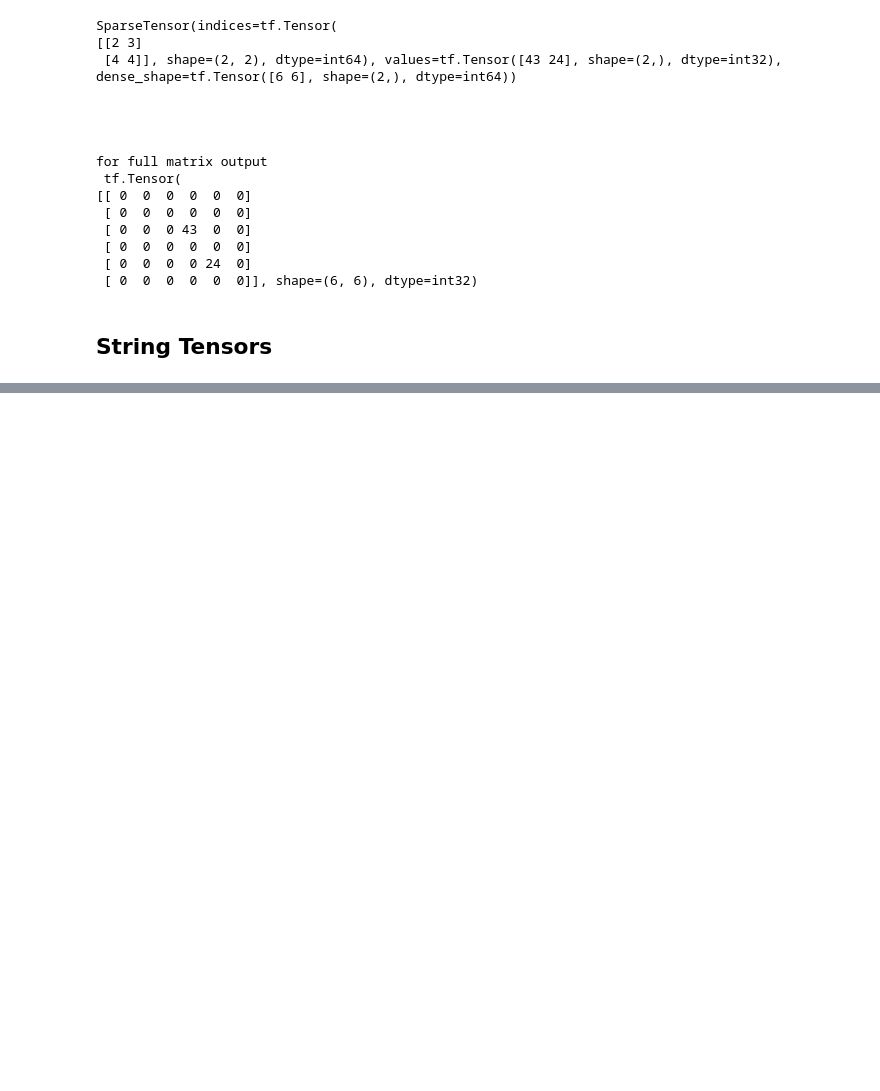
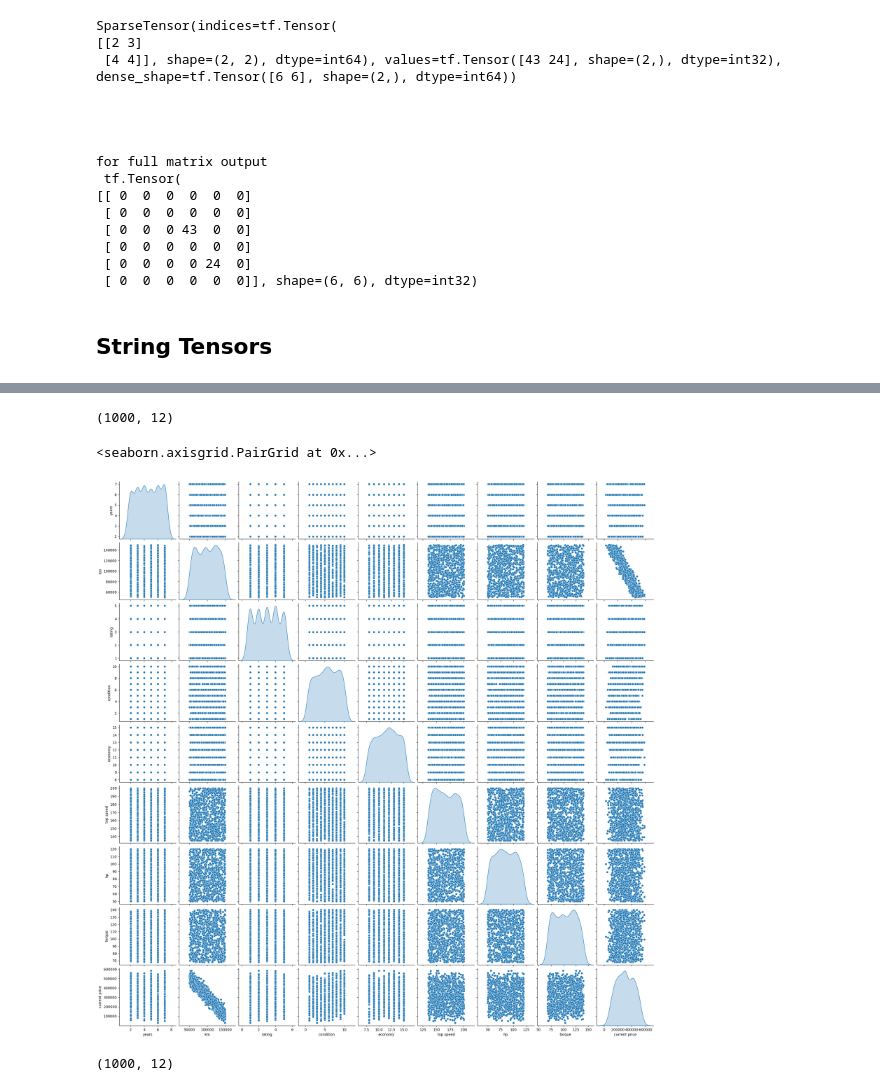
Before and after one commit to alihaider-ml/Deep_Learning_For_Computer_Vision, a Jupyter notebook: Deep_Learning_for_Computer_vision.ipynb, the cells around one changed output, grey strips where cells are left out. Saved outputs shown, nothing was run; the diff lists cells and outputs as text; code cells hidden in the pictures; blank space fills up the shorter version.

```diff
--- a/Deep_Learning_for_Computer_vision.ipynb
+++ b/Deep_Learning_for_Computer_vision.ipynb
@@ -1243,0 +1341,2 @@ for full matrix output
+# %%
+data = pd.read_csv('train.csv')
@@ -1243,0 +1352,18 @@ for full matrix output
+# %%
+data.shape
+# %% [output]
+(1000, 12)
+# %%
+# to see the relation of each attribute with other
+sns.pairplot(data[['years',	'km',	'rating',	'condition',	'economy'	,'top speed',	'hp',	'torque',	'current price']], diag_kind = 'kde')
+
+
+#kde stands for kernal density estimate
+# %% [output]
+<seaborn.axisgrid.PairGrid at 0x...>
+[figure, added]
+# %%
+tensor_data = tf.constant(data)
+print(tensor_data.shape)
+# %% [output]
+(1000, 12)
```
Also changed, not shown: parts of 14 cells of this notebook.
